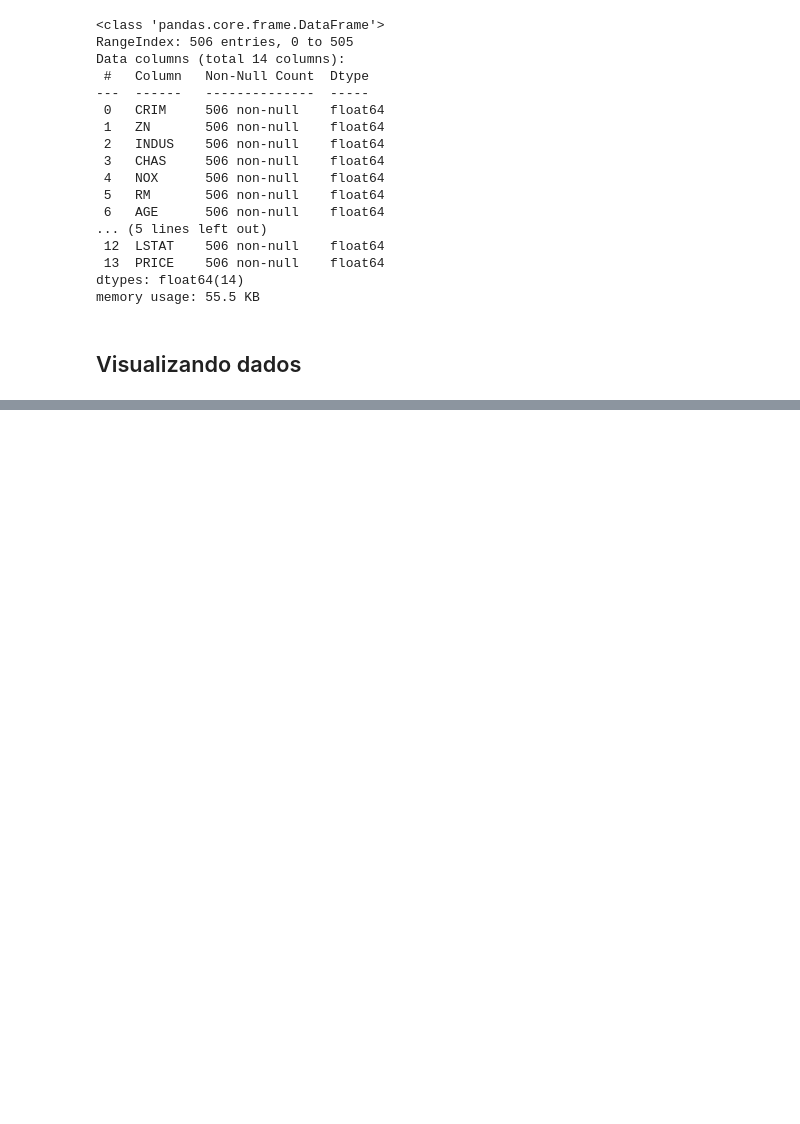
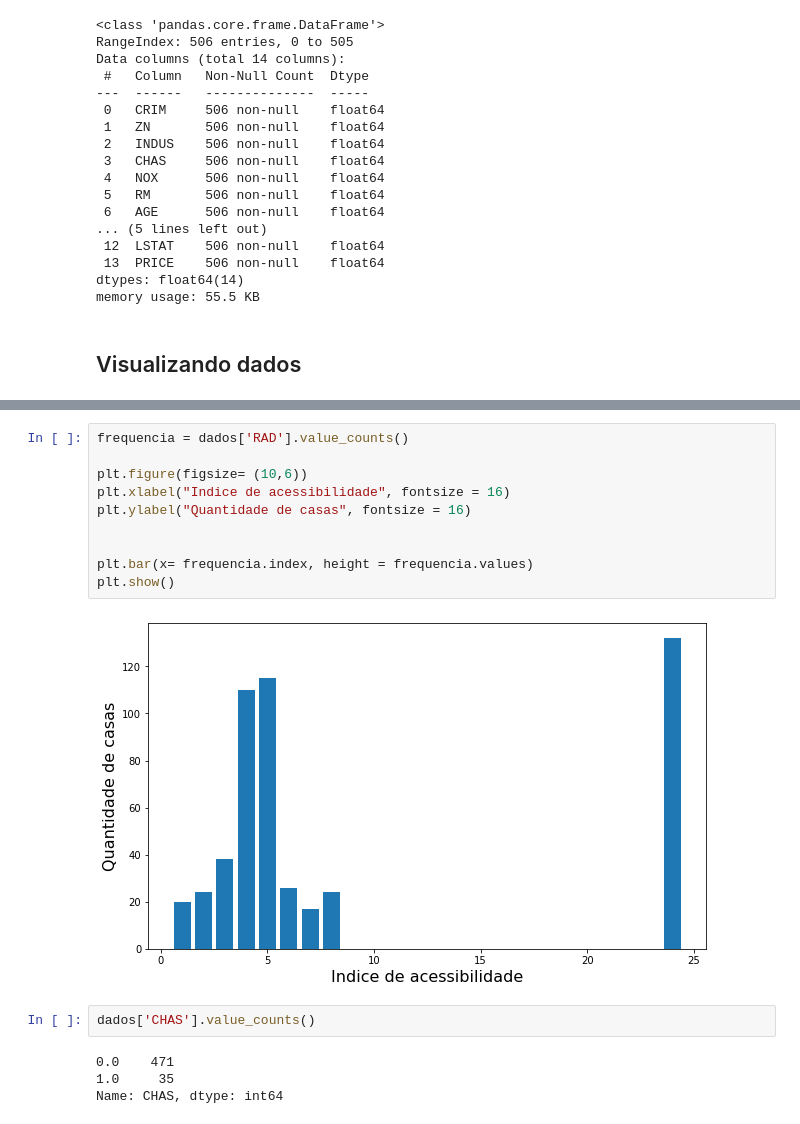
Before and after one commit to jhonatacaiob/Bootcamp-Data-Science, a Jupyter notebook: Secao-5/Regressão multivariável.ipynb, the cells around one changed output, grey strips where cells are left out. Saved outputs shown, nothing was run; the diff lists cells and outputs as text; blank space fills up the shorter version.

```diff
--- a/Secao-5/Regressão multivariável.ipynb
+++ b/Secao-5/Regressão multivariável.ipynb
@@ -243,0 +271,18 @@ plt.show()
+# %%
+frequencia = dados['RAD'].value_counts()
+
+plt.figure(figsize= (10,6))
+plt.xlabel("Indice de acessibilidade", fontsize = 16)
+plt.ylabel("Quantidade de casas", fontsize = 16)
+
+
+plt.bar(x= frequencia.index, height = frequencia.values)
+plt.show()
+# %% [output]
+[figure, added]
+# %%
+dados['CHAS'].value_counts()
+# %% [output]
+0.0    471
+1.0     35
+Name: CHAS, dtype: int64
```
Also changed, not shown: parts of 7 cells of this notebook.
